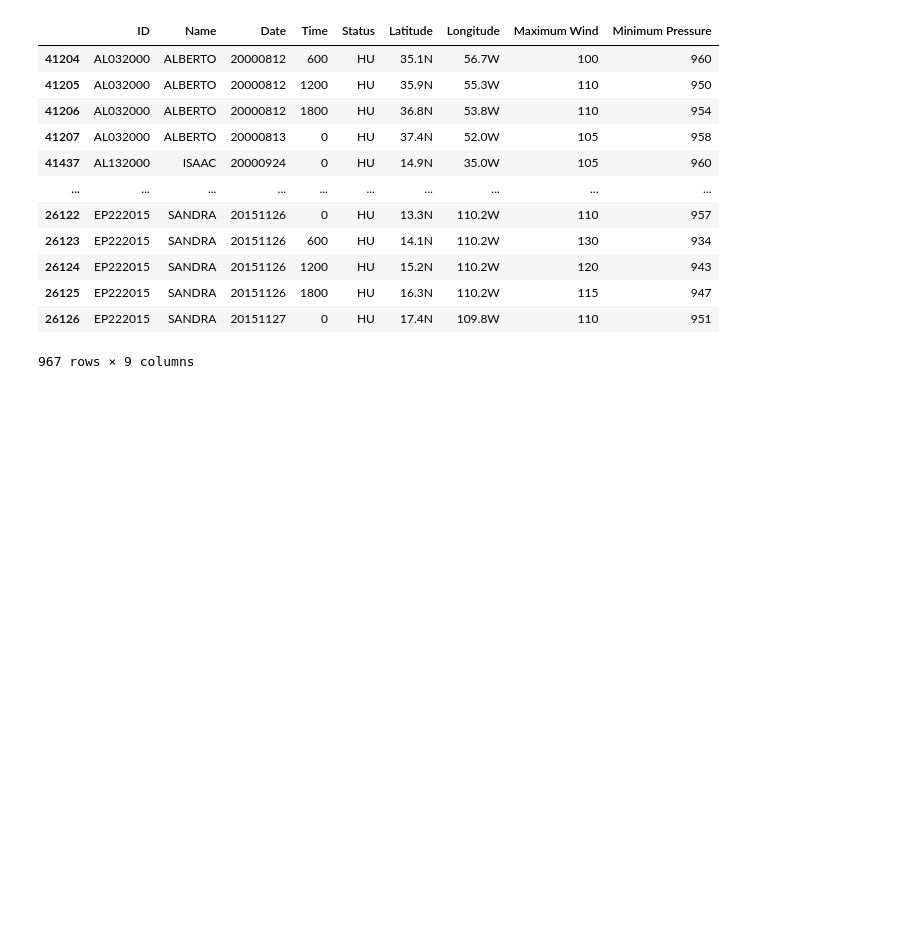
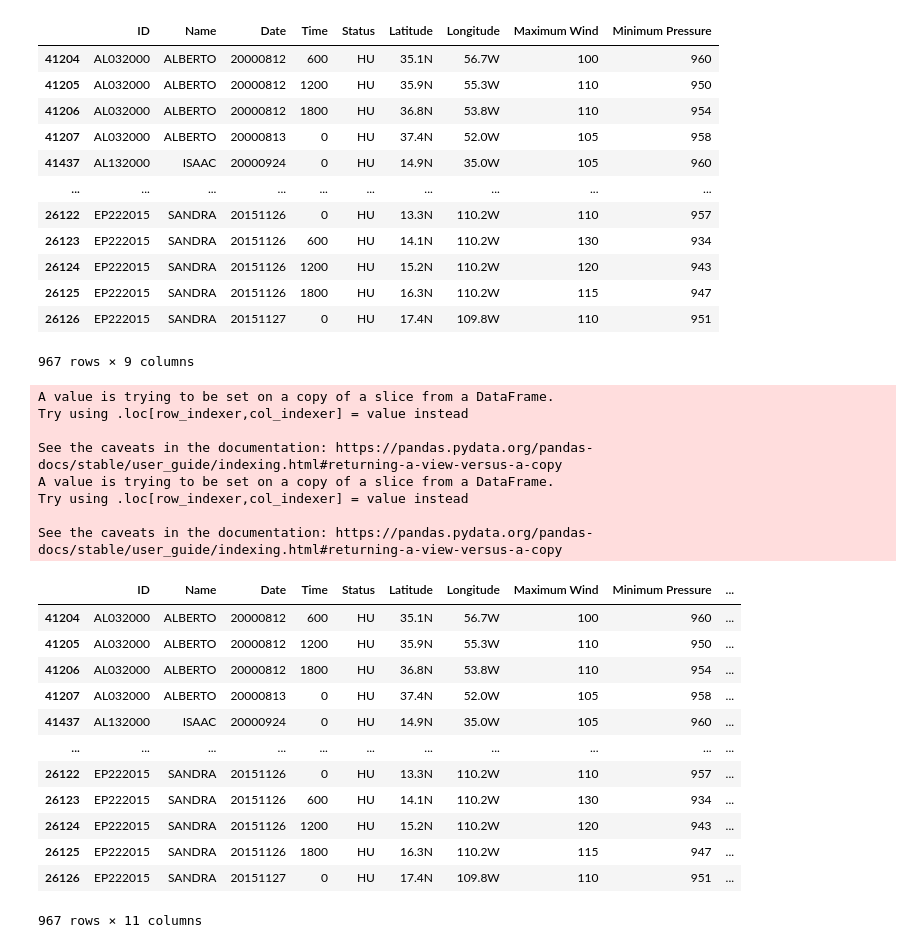
Before and after one commit to csadlo/ETL-challenge, a Jupyter notebook: hurricane.ipynb, the cells around one changed output. Drawn from its saved outputs; the diff is of its cells as text; code cells hidden in the pictures; blank space fills up the shorter version.

```diff
--- a/hurricane.ipynb
+++ b/hurricane.ipynb
@@ -113,9 +113,9 @@ dtype: object
 # %%
 # filter data from the CSV files to shrink the data to process
 # Date >= year 2000
-atlantic_and_pacific_2020 = atlantic_and_pacific_data.loc[atlantic_and_pacific_data["Date"] >= 20000000, :]
+atlantic_and_pacific_2000 = atlantic_and_pacific_data.loc[atlantic_and_pacific_data["Date"] >= 20000000, :]
 # Maximum Wind >= 100
-clean_atlantic_and_pacific_df = atlantic_and_pacific_2020.loc[atlantic_and_pacific_2020["Maximum Wind"] >= 100, :]
+clean_atlantic_and_pacific_df = atlantic_and_pacific_2000.loc[atlantic_and_pacific_2000["Maximum Wind"] >= 100, :]
 clean_atlantic_and_pacific_df
 # %% [output]
 |  | ID | Name | Date | Time | Status | Latitude | Longitude | Maximum Wind | Minimum Pressure |
@@ -135,0 +134,42 @@ clean_atlantic_and_pacific_df
+# %%
+# convert latitude and longitude values to decimal format
+def cardinal2negative(s):
+    degrees = float(s[:-1])
+    cardinal = s[len(s)-1:]
+
+    if cardinal in ('s','S','w','W'):
+        degrees *= -1
+
+    return degrees
+
+#data = [['35.1N', '56.7W'], ['35.9N', '107.2E'], ['55.0S', '13.1W']]
+## Create the pandas DataFrame
+#df = pd.DataFrame(data, columns = ['Latitude', 'Longitude'])
+#df['Latitude'].apply(cardinal2negative)
+#df['Longitude'].apply(cardinal2negative)
+
+clean_atlantic_and_pacific_df['New Latitude'] = clean_atlantic_and_pacific_df['Latitude'].apply(cardinal2negative)
+clean_atlantic_and_pacific_df['New Longitude'] = clean_atlantic_and_pacific_df['Longitude'].apply(cardinal2negative)
+clean_atlantic_and_pacific_df
+# %% [output]
+A value is trying to be set on a copy of a slice from a DataFrame.
+Try using .loc[row_indexer,col_indexer] = value instead
+
+See the caveats in the documentation: https://pandas.pydata.org/pandas-docs/stable/user_guide/indexing.html#returning-a-view-versus-a-copy
+A value is trying to be set on a copy of a slice from a DataFrame.
+Try using .loc[row_indexer,col_indexer] = value instead
+
+See the caveats in the documentation: https://pandas.pydata.org/pandas-docs/stable/user_guide/indexing.html#returning-a-view-versus-a-copy
+|  | ID | Name | Date | Time | Status | Latitude | Longitude | Maximum Wind | Minimum Pressure | ... |
+| 41204 | AL032000 | ALBERTO | 20000812 | 600 | HU | 35.1N | 56.7W | 100 | 960 | ... |
+| 41205 | AL032000 | ALBERTO | 20000812 | 1200 | HU | 35.9N | 55.3W | 110 | 950 | ... |
+| 41206 | AL032000 | ALBERTO | 20000812 | 1800 | HU | 36.8N | 53.8W | 110 | 954 | ... |
+| 41207 | AL032000 | ALBERTO | 20000813 | 0 | HU | 37.4N | 52.0W | 105 | 958 | ... |
+| 41437 | AL132000 | ISAAC | 20000924 | 0 | HU | 14.9N | 35.0W | 105 | 960 | ... |
+| ... | ... | ... | ... | ... | ... | ... | ... | ... | ... | ... |
+| 26122 | EP222015 | SANDRA | 20151126 | 0 | HU | 13.3N | 110.2W | 110 | 957 | ... |
+| 26123 | EP222015 | SANDRA | 20151126 | 600 | HU | 14.1N | 110.2W | 130 | 934 | ... |
+| 26124 | EP222015 | SANDRA | 20151126 | 1200 | HU | 15.2N | 110.2W | 120 | 943 | ... |
+| 26125 | EP222015 | SANDRA | 20151126 | 1800 | HU | 16.3N | 110.2W | 115 | 947 | ... |
+| 26126 | EP222015 | SANDRA | 20151127 | 0 | HU | 17.4N | 109.8W | 110 | 951 | ... |
+967 rows × 11 columns
```
Also changed, not shown: parts of 4 cells of this notebook.
